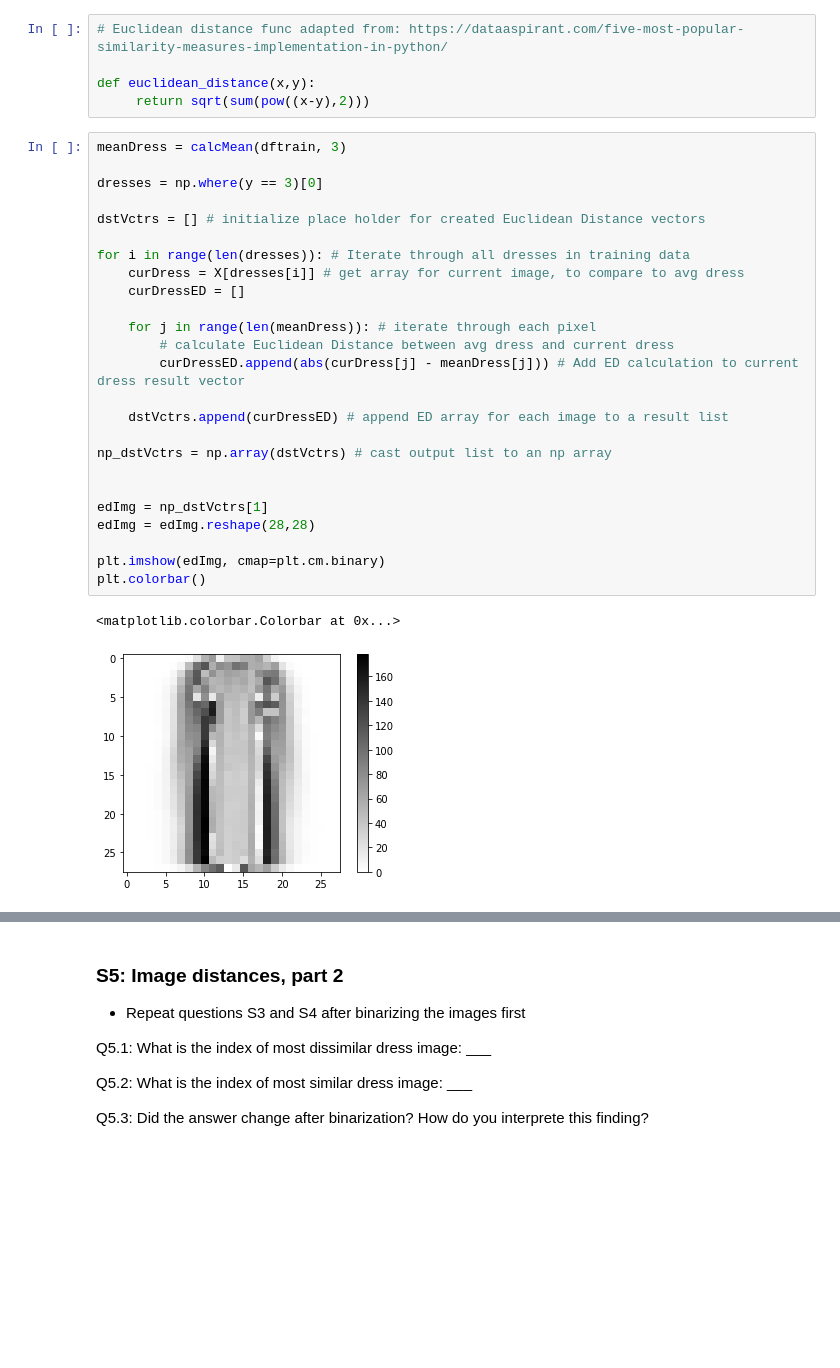
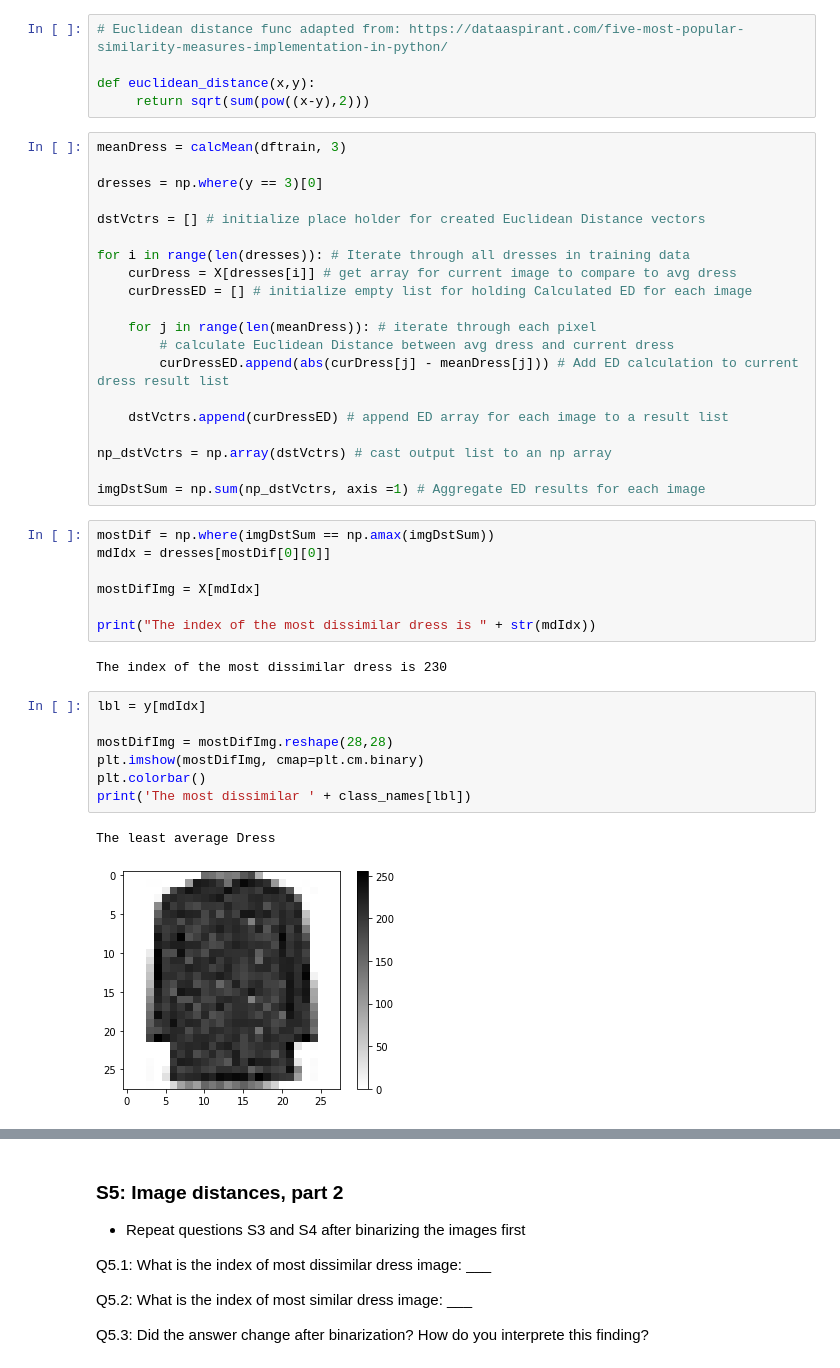
Before and after one commit to johnatawnclementawn/RemoteSensing_650_HW, a Jupyter notebook: HW1/MUSA650_Spring2022_HW1.ipynb, the cells around one changed output, grey strips where cells are left out. Drawn from its saved outputs; the diff is of its cells as text; blank space fills up the shorter version.

```diff
--- a/HW1/MUSA650_Spring2022_HW1.ipynb
+++ b/HW1/MUSA650_Spring2022_HW1.ipynb
@@ -169,23 +187,34 @@ dresses = np.where(y == 3)[0]
 dstVctrs = [] # initialize place holder for created Euclidean Distance vectors
 
 for i in range(len(dresses)): # Iterate through all dresses in training data
-    curDress = X[dresses[i]] # get array for current image, to compare to avg dress
-    curDressED = []
+    curDress = X[dresses[i]] # get array for current image to compare to avg dress
+    curDressED = [] # initialize empty list for holding Calculated ED for each image
 
     for j in range(len(meanDress)): # iterate through each pixel
         # calculate Euclidean Distance between avg dress and current dress
-        curDressED.append(abs(curDress[j] - meanDress[j])) # Add ED calculation to current dress result vector
+        curDressED.append(abs(curDress[j] - meanDress[j])) # Add ED calculation to current dress result list
 
     dstVctrs.append(curDressED) # append ED array for each image to a result list
 
 np_dstVctrs = np.array(dstVctrs) # cast output list to an np array
 
-
-edImg = np_dstVctrs[1]
-edImg = edImg.reshape(28,28)
-
-plt.imshow(edImg, cmap=plt.cm.binary)
-plt.colorbar()
+imgDstSum = np.sum(np_dstVctrs, axis =1) # Aggregate ED results for each image
-# %% [output]
-<matplotlib.colorbar.Colorbar at 0x...>
-[figure, removed]
+# %%
+mostDif = np.where(imgDstSum == np.amax(imgDstSum))
+mdIdx = dresses[mostDif[0][0]]
+
+mostDifImg = X[mdIdx]
+
+print("The index of the most dissimilar dress is " + str(mdIdx))
+# %% [output]
+The index of the most dissimilar dress is 230
+# %%
+lbl = y[mdIdx]
+
+mostDifImg = mostDifImg.reshape(28,28)
+plt.imshow(mostDifImg, cmap=plt.cm.binary)
+plt.colorbar()
+print('The most dissimilar ' + class_names[lbl])
+# %% [output]
+The least average Dress
+[figure, added]
```
Also changed, not shown: parts of 12 cells of this notebook.
